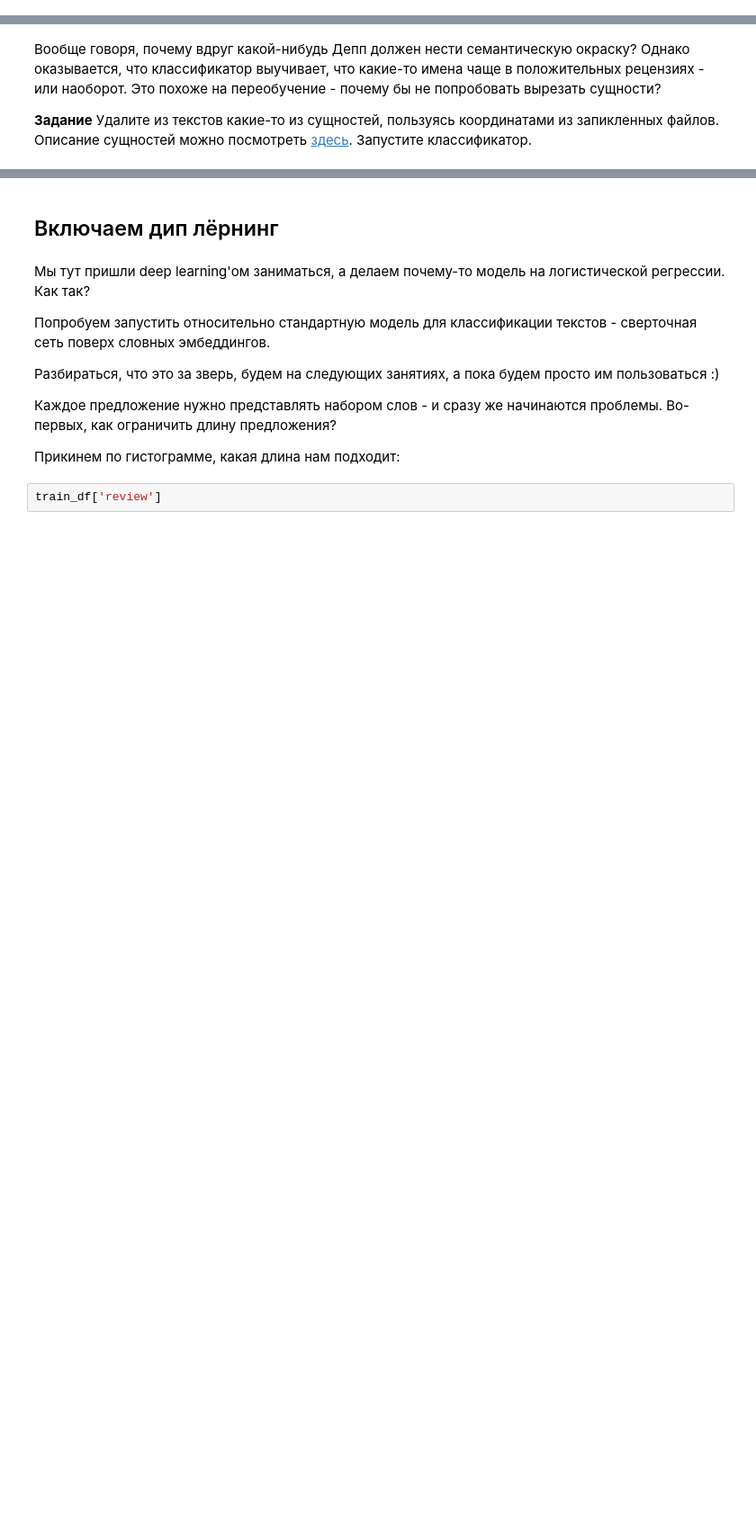
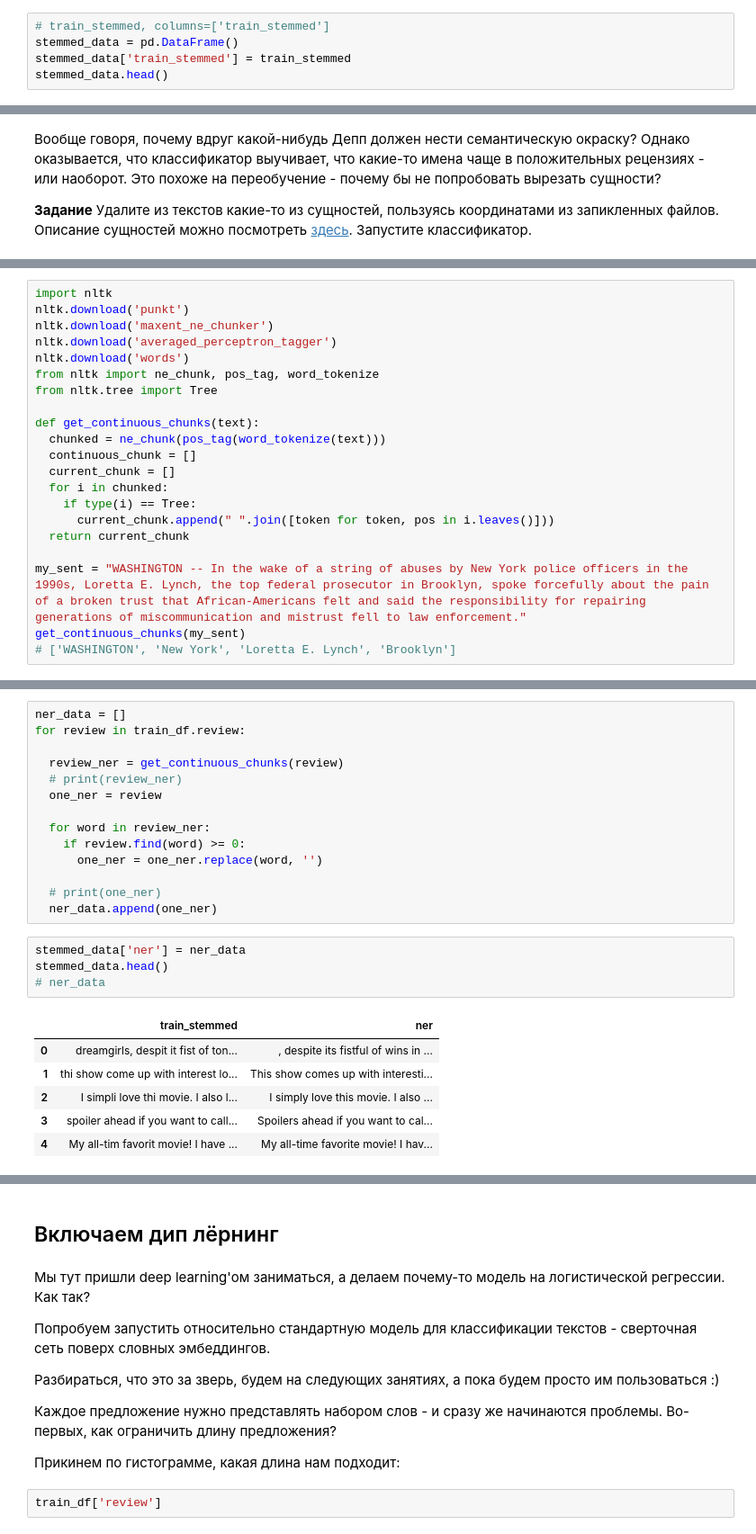
Before and after one commit to myselfadmirer/NLP, a Jupyter notebook: lesson6/hw_lesson_6.ipynb, the cells around one changed output, grey strips where cells are left out. Shown at 90% size. Saved outputs shown, nothing was run; the diff lists cells and outputs as text; blank space fills up the shorter version.

```diff
--- a/lesson6/hw_lesson_6.ipynb
+++ b/lesson6/hw_lesson_6.ipynb
@@ -530,0 +590,5 @@ becam
+# %%
+# train_stemmed, columns=['train_stemmed']
+stemmed_data = pd.DataFrame()
+stemmed_data['train_stemmed'] = train_stemmed
+stemmed_data.head()
@@ -542,0 +625,21 @@ Dreamgirls ORG , despite its fistful of Tony PERSON wins in an incredibly weak y
+# %%
+import nltk
+nltk.download('punkt')
+nltk.download('maxent_ne_chunker')
+nltk.download('averaged_perceptron_tagger')
+nltk.download('words')
+from nltk import ne_chunk, pos_tag, word_tokenize
+from nltk.tree import Tree
+
+def get_continuous_chunks(text):
+  chunked = ne_chunk(pos_tag(word_tokenize(text)))
+  continuous_chunk = []
+  current_chunk = []
+  for i in chunked:
+    if type(i) == Tree:
+      current_chunk.append(" ".join([token for token, pos in i.leaves()]))
+  return current_chunk
+
+my_sent = "WASHINGTON -- In the wake of a string of abuses by New York police officers in the 1990s, Loretta E. Lynch, the top federal prosecutor in Brooklyn, spoke forcefully about the pain of a broken trust that African-Americans felt and said the responsibility for repairing generations of miscommunication and mistrust fell to law enforcement."
+get_continuous_chunks(my_sent)
+# ['WASHINGTON', 'New York', 'Loretta E. Lynch', 'Brooklyn']
@@ -542,0 +659,25 @@ Dreamgirls ORG , despite its fistful of Tony PERSON wins in an incredibly weak y
+# %%
+ner_data = []
+for review in train_df.review:
+
+  review_ner = get_continuous_chunks(review)
+  # print(review_ner)
+  one_ner = review
+
+  for word in review_ner:
+    if review.find(word) >= 0:
+      one_ner = one_ner.replace(word, '')
+
+  # print(one_ner)
+  ner_data.append(one_ner)
+# %%
+stemmed_data['ner'] = ner_data
+stemmed_data.head()
+# ner_data
+# %% [output]
+|  | train_stemmed | ner |
+| 0 | dreamgirls, despit it fist of ton... | , despite its fistful of wins in ... |
+| 1 | thi show come up with interest lo... | This show comes up with interesti... |
+| 2 | I simpli love thi movie. I also l... | I simply love this movie. I also ... |
+| 3 | spoiler ahead if you want to call... | Spoilers ahead if you want to cal... |
+| 4 | My all-tim favorit movie! I have ... | My all-time favorite movie! I hav... |
```
Also changed, not shown: parts of 24 cells of this notebook.
